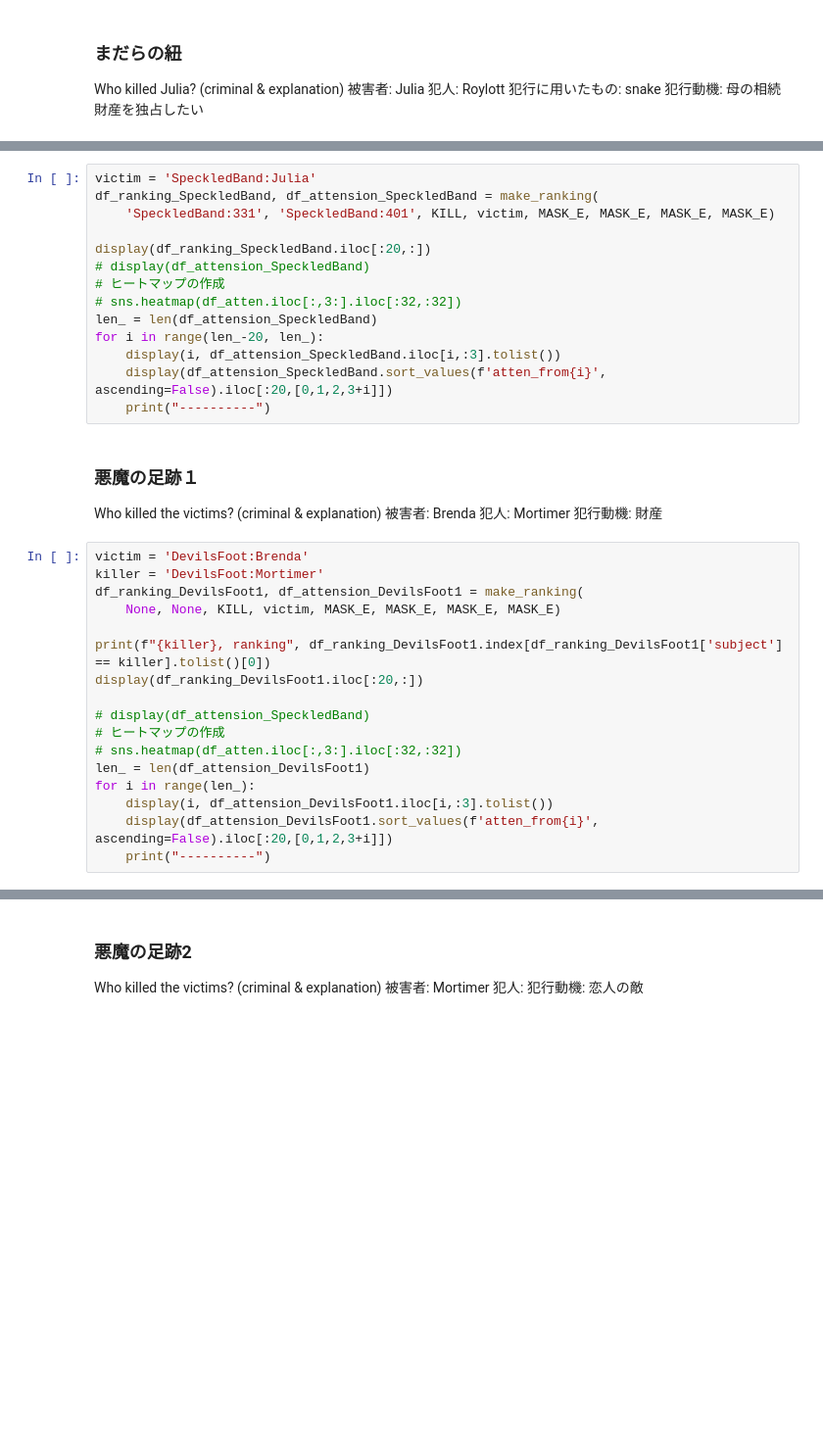
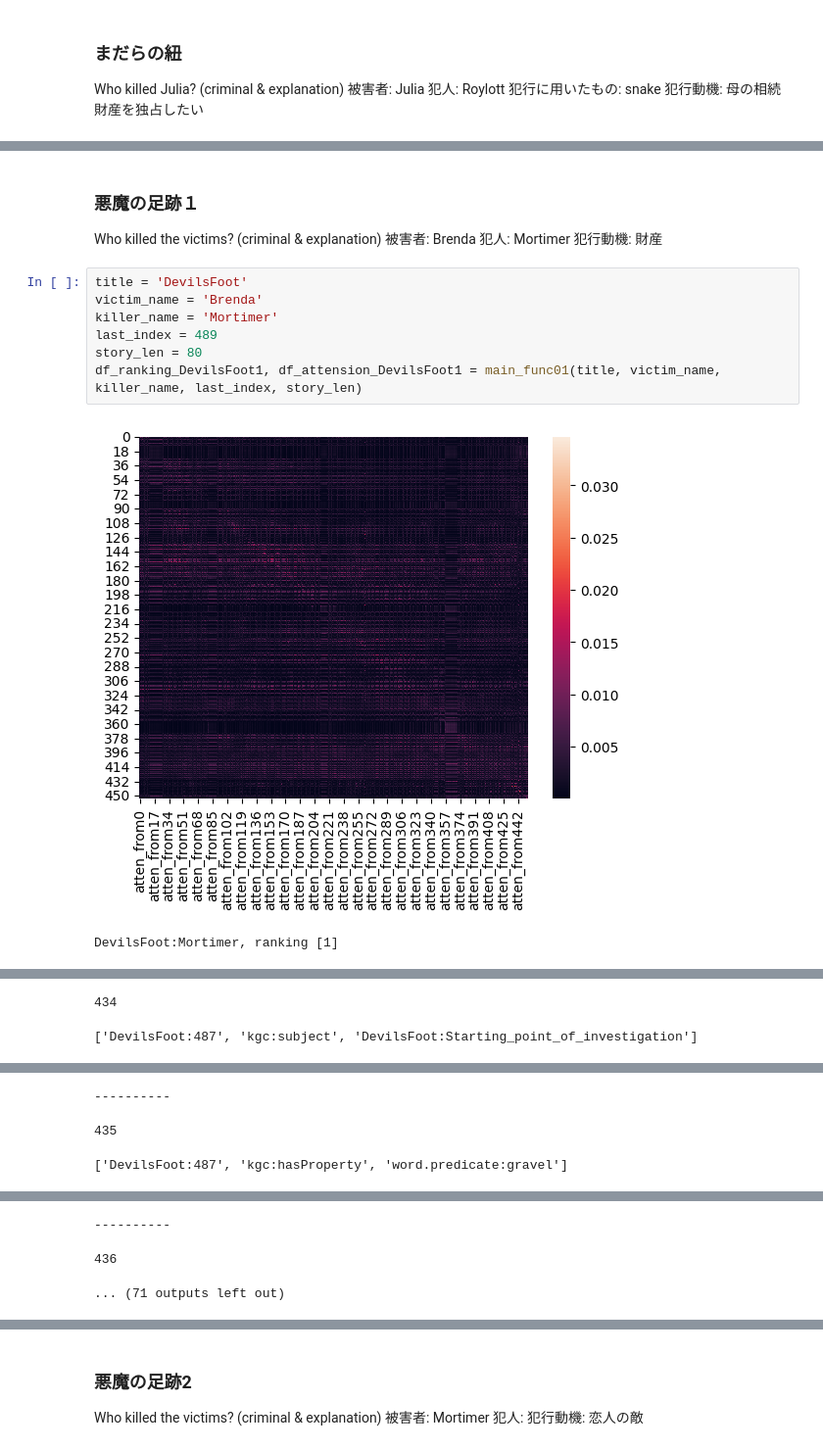
Before and after one commit to RyoyaKaneda-Student/knowledge_graph, a Jupyter notebook: notebooks/kgc03/all100.ipynb, the cells around one changed output, grey strips where cells are left out. Shown at 98% size. Cells and saved outputs as stored; diff of their text form; blank space fills up the shorter version.

```diff
--- a/notebooks/kgc03/all100.ipynb
+++ b/notebooks/kgc03/all100.ipynb
@@ -295,17 +286,3 @@ SpeckledBand:Roylott, ranking [1]
-# %%
-victim = 'SpeckledBand:Julia'
-df_ranking_SpeckledBand, df_attension_SpeckledBand = make_ranking(
-    'SpeckledBand:331', 'SpeckledBand:401', KILL, victim, MASK_E, MASK_E, MASK_E, MASK_E)
-
-display(df_ranking_SpeckledBand.iloc[:20,:])
-# display(df_attension_SpeckledBand)
-# ヒートマップの作成
-# sns.heatmap(df_atten.iloc[:,3:].iloc[:32,:32])
-len_ = len(df_attension_SpeckledBand)
-for i in range(len_-20, len_):
-    display(i, df_attension_SpeckledBand.iloc[i,:3].tolist())
-    display(df_attension_SpeckledBand.sort_values(f'atten_from{i}', ascending=False).iloc[:20,[0,1,2,3+i]])
-    print("----------")
 # %% [markdown]
 ### 悪魔の足跡１
 Who killed the victims? (criminal & explanation)
@@ -313,19 +290,12 @@ Who killed the victims? (criminal & explanation)
 犯人: Mortimer
 犯行動機: 財産
 # %%
-victim = 'DevilsFoot:Brenda'
-killer = 'DevilsFoot:Mortimer'
-df_ranking_DevilsFoot1, df_attension_DevilsFoot1 = make_ranking(
-    None, None, KILL, victim, MASK_E, MASK_E, MASK_E, MASK_E)
-
-print(f"{killer}, ranking", df_ranking_DevilsFoot1.index[df_ranking_DevilsFoot1['subject'] == killer].tolist()[0])
-display(df_ranking_DevilsFoot1.iloc[:20,:])
-
-# display(df_attension_SpeckledBand)
-# ヒートマップの作成
-# sns.heatmap(df_atten.iloc[:,3:].iloc[:32,:32])
-len_ = len(df_attension_DevilsFoot1)
-for i in range(len_):
-    display(i, df_attension_DevilsFoot1.iloc[i,:3].tolist())
-    display(df_attension_DevilsFoot1.sort_values(f'atten_from{i}', ascending=False).iloc[:20,[0,1,2,3+i]])
-    print("----------")
+title = 'DevilsFoot'
+victim_name = 'Brenda'
+killer_name = 'Mortimer'
+last_index = 489
+story_len = 80
+df_ranking_DevilsFoot1, df_attension_DevilsFoot1 = main_func01(title, victim_name, killer_name, last_index, story_len)
+# %% [output]
+[figure, added]
+DevilsFoot:Mortimer, ranking [1]
@@ -331,0 +319,2 @@ for i in range(len_):
+434
+['DevilsFoot:487', 'kgc:subject', 'DevilsFoot:Starting_point_of_investigation']
@@ -331,0 +338,3 @@ for i in range(len_):
+----------
+435
+['DevilsFoot:487', 'kgc:hasProperty', 'word.predicate:gravel']
@@ -331,0 +358,3 @@ for i in range(len_):
+----------
+436
+... (71 outputs left out)
```
Also changed, not shown: parts of 16 cells of this notebook, 3 other files.
